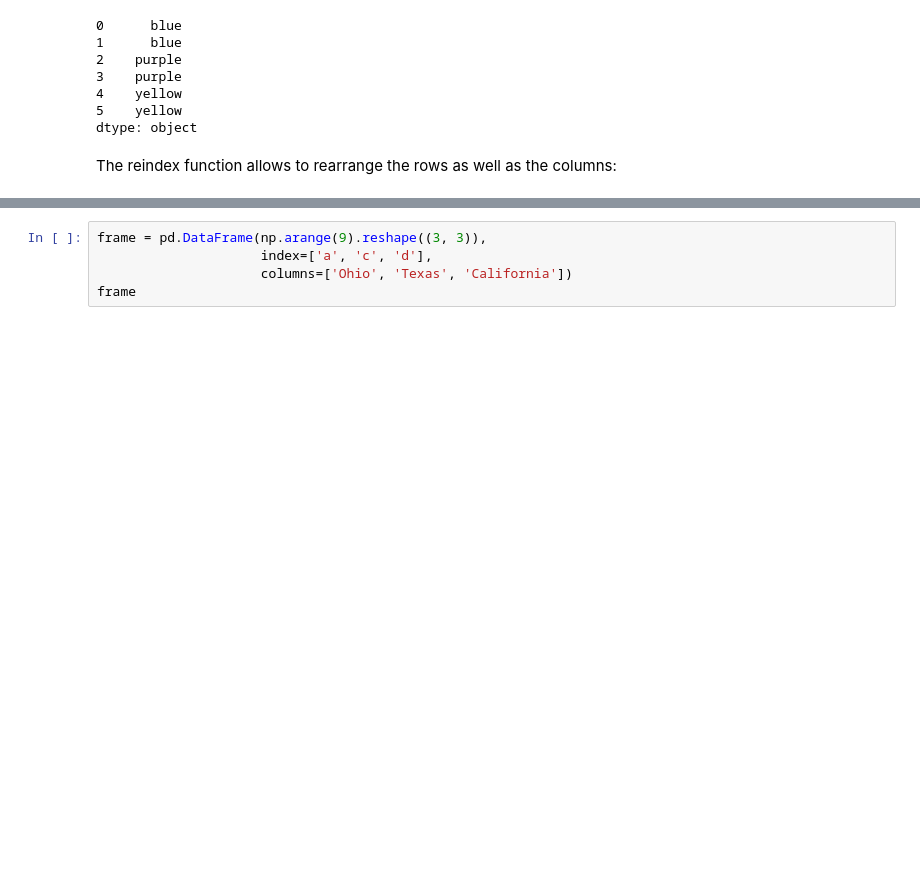
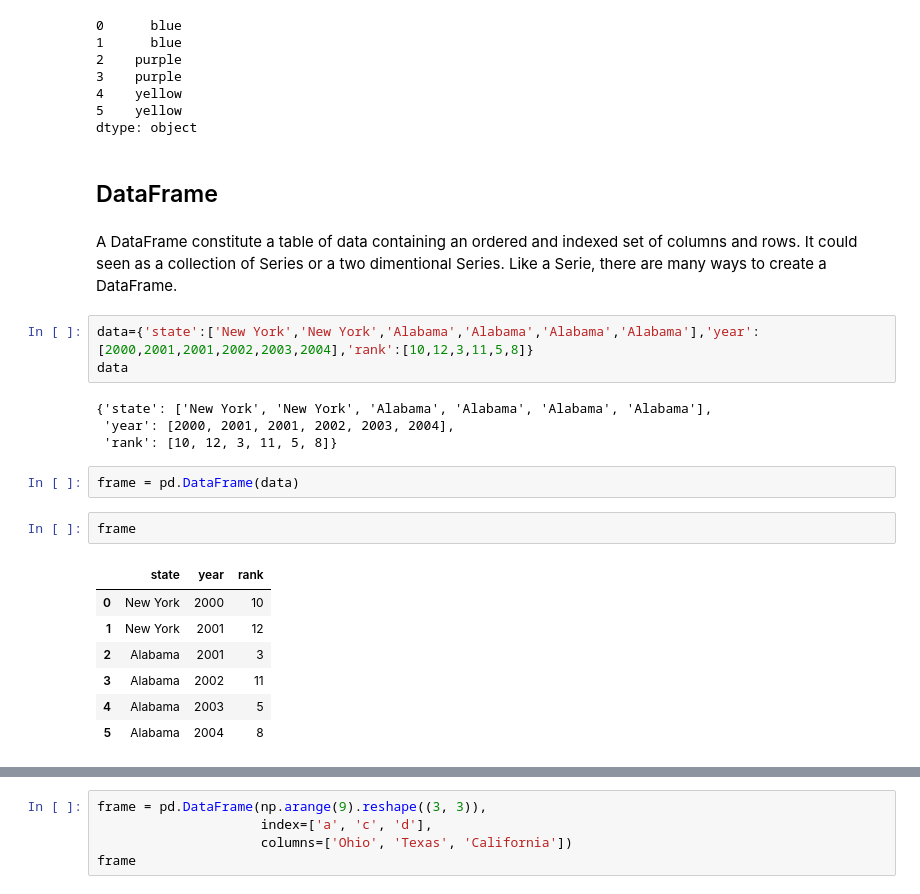
Before and after one commit to rsaouma/ESSEC_CODE, a Jupyter notebook: WEEK4_b.ipynb, the cells around one changed output, grey strips where cells are left out. Drawn from its saved outputs; the diff is of its cells as text; blank space fills up the shorter version.

```diff
--- a/WEEK4_b.ipynb
+++ b/WEEK4_b.ipynb
@@ -86,5 +272,26 @@ obj3.reindex(range(6), method='ffill')
 4    yellow
 5    yellow
 dtype: object
-# %% [markdown]
-The reindex function allows to rearrange the rows as well as the columns:
+# %% [markdown]
+## DataFrame
+# %% [markdown]
+A DataFrame constitute a table of data containing an ordered and indexed set of columns and rows. It could seen as a collection of Series or a two dimentional Series. Like a Serie, there are many ways to create a DataFrame.
+# %%
+data={'state':['New York','New York','Alabama','Alabama','Alabama','Alabama'],'year':[2000,2001,2001,2002,2003,2004],'rank':[10,12,3,11,5,8]}
+data
+# %% [output]
+{'state': ['New York', 'New York', 'Alabama', 'Alabama', 'Alabama', 'Alabama'],
+ 'year': [2000, 2001, 2001, 2002, 2003, 2004],
+ 'rank': [10, 12, 3, 11, 5, 8]}
+# %%
+frame = pd.DataFrame(data)
+# %%
+frame
+# %% [output]
+|  | state | year | rank |
+| 0 | New York | 2000 | 10 |
+| 1 | New York | 2001 | 12 |
+| 2 | Alabama | 2001 | 3 |
+| 3 | Alabama | 2002 | 11 |
+| 4 | Alabama | 2003 | 5 |
+| 5 | Alabama | 2004 | 8 |
```
Also changed, not shown: parts of 78 cells of this notebook, 3 other files.
